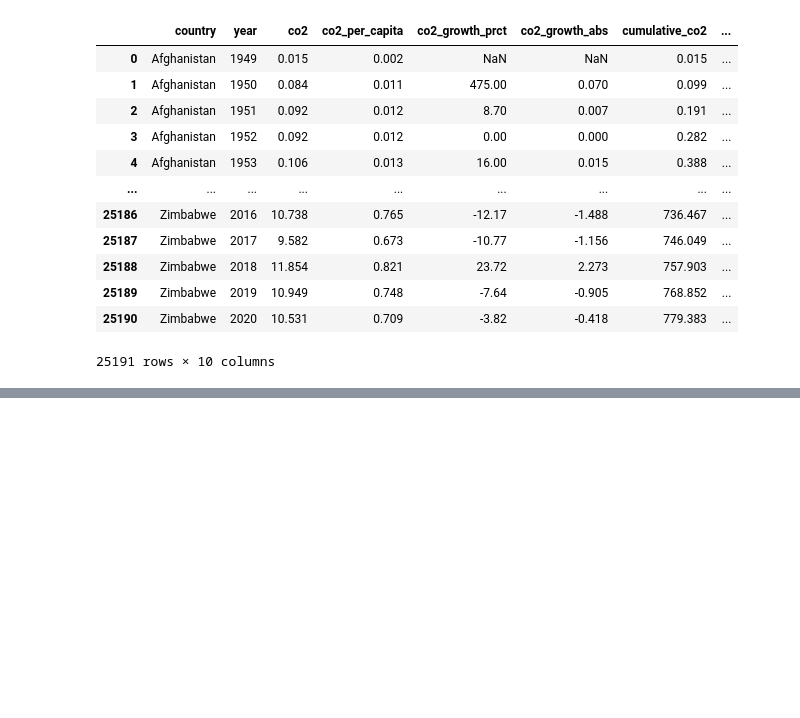
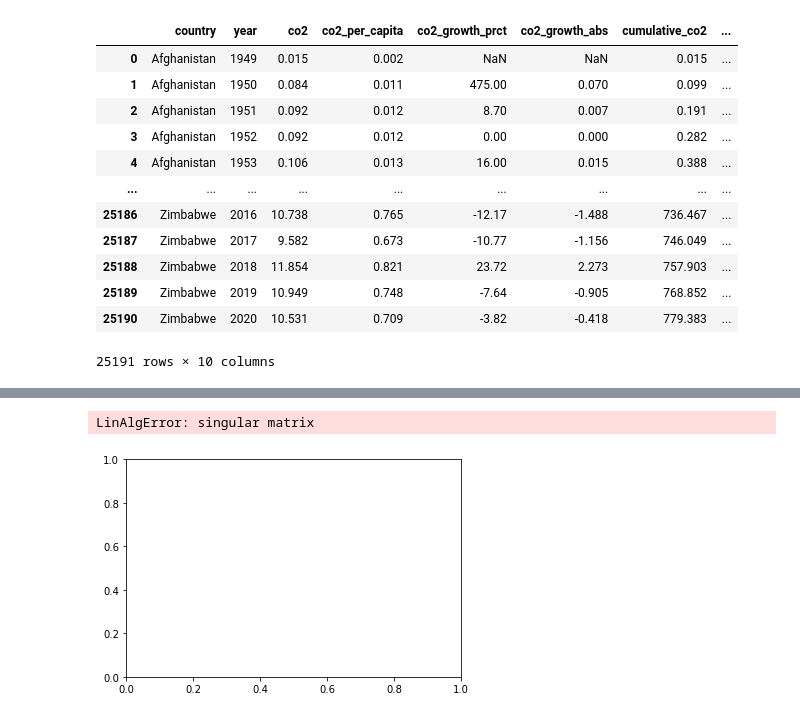
Before and after one commit to moesteelo/Predicting-Temperature-with-CO2-Data, a Jupyter notebook: Jupyter Notebook/Measuring CO2 Prediction.ipynb, the cells around one changed output, grey strips where cells are left out. Drawn from its saved outputs; the diff is of its cells as text; code cells hidden in the pictures; blank space fills up the shorter version.

```diff
--- a/Jupyter Notebook/Measuring CO2 Prediction.ipynb
+++ b/Jupyter Notebook/Measuring CO2 Prediction.ipynb
@@ -86,0 +152,3 @@ dtype: int64
+# %%
+population_counts = usa_df.population.value_counts()
+population_counts
@@ -86,0 +168,5 @@ dtype: int64
+# %%
+population_counts.plot.density()
+# %% [output]
+LinAlgError: singular matrix
+[figure, added]
```
Also changed, not shown: parts of 12 cells of this notebook, 2 other files.
